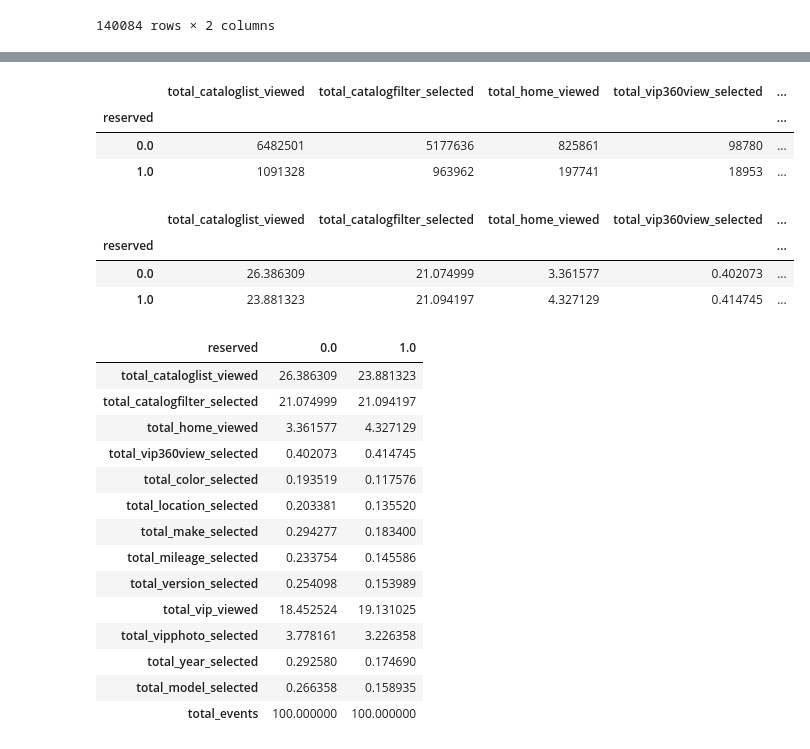
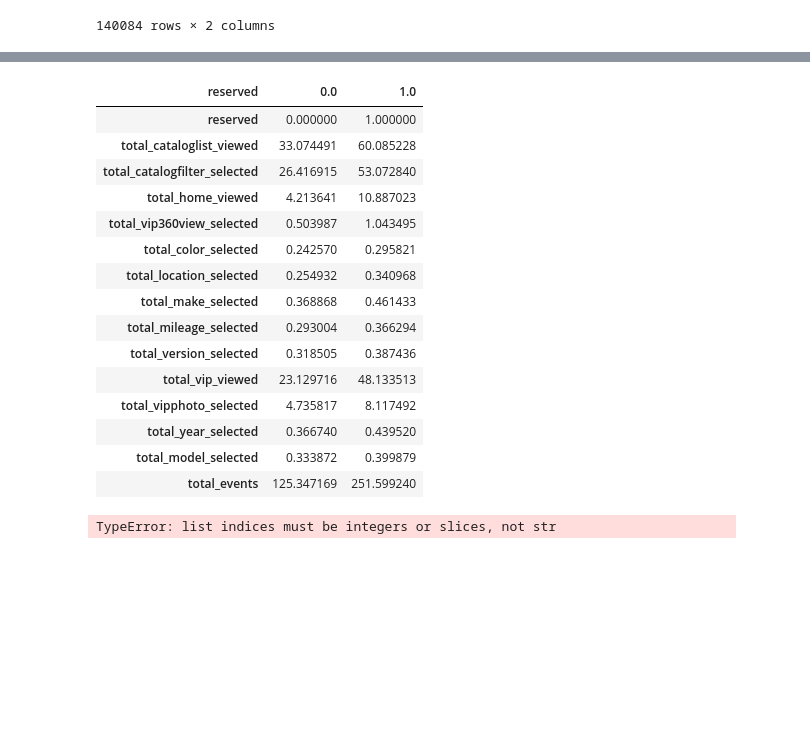
Before and after one commit to clarapinasco/UCEMA, a Jupyter notebook: Alumna/trabajo_final/trabajo_pinasco.ipynb, the cells around one changed output, grey strips where cells are left out. Cells and saved outputs as stored; diff of their text form; code cells hidden in the pictures; blank space fills up the shorter version.

```diff
--- a/Alumna/trabajo_final/trabajo_pinasco.ipynb
+++ b/Alumna/trabajo_final/trabajo_pinasco.ipynb
@@ -3,7 +3,7 @@ import pandas as pd
 import seaborn as sns
 import matplotlib.pyplot as plt
 import  matplotlib
-web=pd.read_parquet('navegacion_webb.pq', engine='pyarrow')
+web=pd.read_parquet('navegacion_web.pq', engine='pyarrow')
 # %%
 web
 # %% [output]
@@ -234,5 +231,5 @@ web
 # %%
-web=web.rename(columns={'min_session_time':'first_session_date'})
+web=web.rename(columns={'min_session_time':'session_date'})
 # %%
 web.loc[web.user_id==8820027]
 # %% [output]
@@ -242,4 +239,4 @@ web.loc[web.user_id==8820027]
 2 rows × 31 columns
 # %%
-web['mes_primera_sesion']=web.first_session_date.dt.month
+web['mes_sesion']=web['session_date'].dt.month
 # %%
@@ -692,4 +689,4 @@ correlation_heatmap(web)
 # %%
-eventos=web.loc[:,['reserved','total_cataloglist_viewed','total_catalogfilter_selected','total_home_viewed','total_vip360view_selected','total_color_selected','total_location_selected','total_make_selected','total_mileage_selected','total_version_selected','total_vip_viewed','total_vipphoto_selected','total_year_selected','total_model_selected','total_events']]
+eventos=['reserved','total_cataloglist_viewed','total_catalogfilter_selected','total_home_viewed','total_vip360view_selected','total_color_selected','total_location_selected','total_make_selected','total_mileage_selected','total_version_selected','total_vip_viewed','total_vipphoto_selected','total_year_selected','total_model_selected','total_events']
 eventos
 # %% [output]
@@ -709,11 +708,22 @@ eventos
 # %%
-eventos=eventos.groupby('reserved').sum()
-eventos
+web.groupby('reserved')[eventos].mean().T
 # %% [output]
-|  | total_cataloglist_viewed | total_catalogfilter_selected | total_home_viewed | total_vip360view_selected | ... |
-| reserved |  |  |  |  | ... |
-| 0.0 | 6482501 | 5177636 | 825861 | 98780 | ... |
-| 1.0 | 1091328 | 963962 | 197741 | 18953 | ... |
+| reserved | 0.0 | 1.0 |
+| reserved | 0.000000 | 1.000000 |
+| total_cataloglist_viewed | 33.074491 | 60.085228 |
+| total_catalogfilter_selected | 26.416915 | 53.072840 |
+| total_home_viewed | 4.213641 | 10.887023 |
+| total_vip360view_selected | 0.503987 | 1.043495 |
+| total_color_selected | 0.242570 | 0.295821 |
+| total_location_selected | 0.254932 | 0.340968 |
+| total_make_selected | 0.368868 | 0.461433 |
+| total_mileage_selected | 0.293004 | 0.366294 |
+| total_version_selected | 0.318505 | 0.387436 |
+| total_vip_viewed | 23.129716 | 48.133513 |
+| total_vipphoto_selected | 4.735817 | 8.117492 |
+| total_year_selected | 0.366740 | 0.439520 |
+| total_model_selected | 0.333872 | 0.399879 |
+| total_events | 125.347169 | 251.599240 |
 # %%
 def percentaje(df):
     for i in df:
@@ -721,29 +731,10 @@ def percentaje(df):
     return df
 percentaje(eventos)
 # %% [output]
-|  | total_cataloglist_viewed | total_catalogfilter_selected | total_home_viewed | total_vip360view_selected | ... |
-| reserved |  |  |  |  | ... |
-| 0.0 | 26.386309 | 21.074999 | 3.361577 | 0.402073 | ... |
-| 1.0 | 23.881323 | 21.094197 | 4.327129 | 0.414745 | ... |
+TypeError: list indices must be integers or slices, not str
 # %%
 eventos=eventos.transpose()
 eventos=eventos.loc[:,eventos.columns != 'total_events']
 eventos
-# %% [output]
-| reserved | 0.0 | 1.0 |
-| total_cataloglist_viewed | 26.386309 | 23.881323 |
-| total_catalogfilter_selected | 21.074999 | 21.094197 |
-| total_home_viewed | 3.361577 | 4.327129 |
-| total_vip360view_selected | 0.402073 | 0.414745 |
-| total_color_selected | 0.193519 | 0.117576 |
-| total_location_selected | 0.203381 | 0.135520 |
-| total_make_selected | 0.294277 | 0.183400 |
-| total_mileage_selected | 0.233754 | 0.145586 |
-| total_version_selected | 0.254098 | 0.153989 |
-| total_vip_viewed | 18.452524 | 19.131025 |
-| total_vipphoto_selected | 3.778161 | 3.226358 |
-| total_year_selected | 0.292580 | 0.174690 |
-| total_model_selected | 0.266358 | 0.158935 |
-| total_events | 100.000000 | 100.000000 |
 # %%
 eventos['reserved']=eventos.index
```
Also changed, not shown: parts of 27 cells of this notebook, 8 other files.
